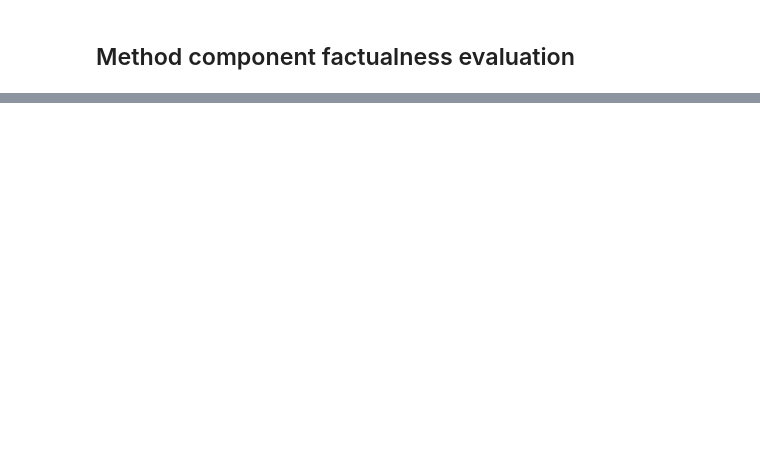
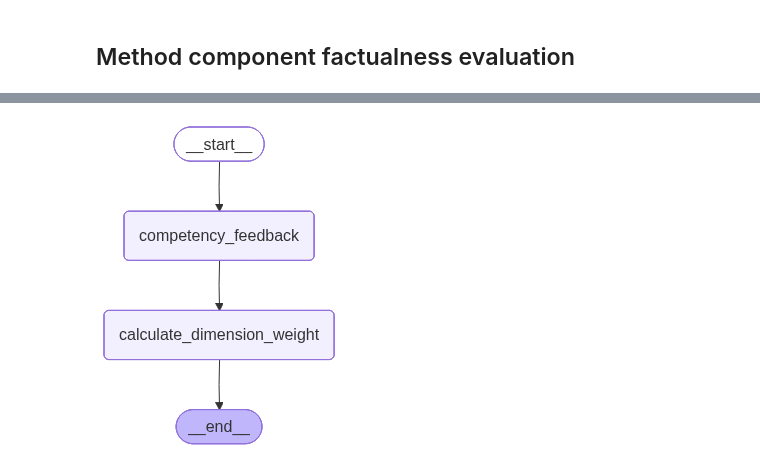
Before and after one commit to JamaicaBoi/spark-eval-framework, a Jupyter notebook: eval_notebook.ipynb, the cells around one changed output, grey strips where cells are left out. Saved outputs shown, nothing was run; the diff lists cells and outputs as text; code cells hidden in the pictures; blank space fills up the shorter version.

```diff
--- a/eval_notebook.ipynb
+++ b/eval_notebook.ipynb
@@ -80,0 +157,4 @@ result['eval_score']
+# %%
+display(Image(competency_feedback_graph.get_graph().draw_mermaid_png()))
+# %% [output]
+[figure, added]
```
Also changed, not shown: parts of 15 cells of this notebook, 8 other files.
